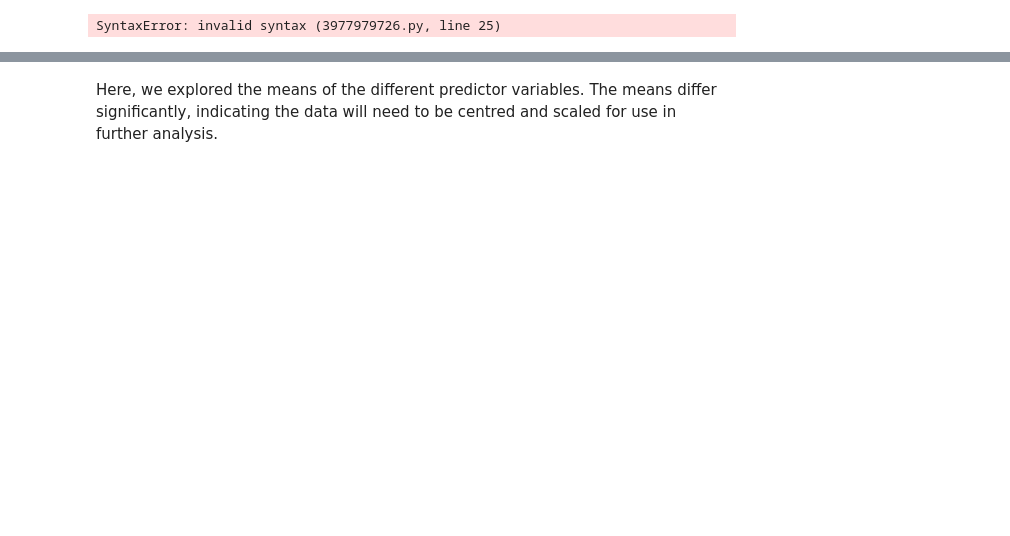
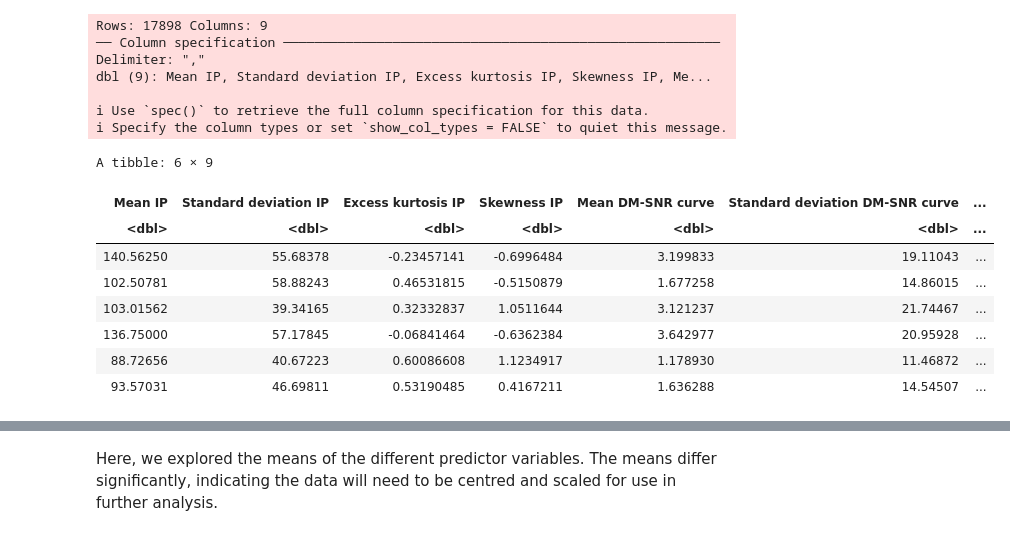
Before and after one commit to saminourji/PulsarStarProject, a Jupyter notebook: Project_Proposal.ipynb, the cells around one changed output, grey strips where cells are left out. Saved outputs shown, nothing was run; the diff lists cells and outputs as text; code cells hidden in the pictures; blank space fills up the shorter version.

```diff
--- a/Project_Proposal.ipynb
+++ b/Project_Proposal.ipynb
@@ -36,32 +41,44 @@ NameError: name 'library' is not defined
 # %%
-## LOADING DATA ##
+## LOADING DATA FROM THE WEB##
 
+#link to the zip file we want to download
 url <- "https://archive.ics.uci.edu/ml/machine-learning-databases/00372/HTRU2.zip"
+
 #Create temporary file to store zip file and download zip file
 temp <- tempfile()
 download.file(url, temp)
 
 #read dataset (HTRU_2.csv) from zip file (temp) + give each column appropriate name
-pulsar_data <- read_csv(unz(temp, "HTRU_2.csv"), col_names = c("Mean integrated profile",
-                                                         "Standard deviation integrated profile",
-                                                         "Excess kurtosis integrated profile",
-                                                         "Skewness integrated profile",
+pulsar_data <- read_csv(unz(temp, "HTRU_2.csv"), col_names = c("Mean IP",
+                                                         "Standard deviation IP",
+                                                         "Excess kurtosis IP",
+                                                         "Skewness IP",
                                                          "Mean DM-SNR curve",
                                                          "Standard deviation DM-SNR curve",
                                                          "Excess kurtosis DM-SNR curve",
                                                          "Skewness DM-SNR curve",
                                                          "Class"))
+#Note: IP = Integrated Profile
+
 #delete temporary file (because no longer needed)
 unlink(temp)
 
-
-## CLEANING & WRANGLING DATA INTO A TIDY FORMAT ##
-
-# make the class column (that determines whether an observation is a pulsar or not) as a factor
-pulsar_data <- pulsar_data %>%
-        mutate(Class = as_factor(Class))
-
-#replace spaces in column names by dots
-colnames(pulsar_data) = make.names(colnames(pulsar_data))
+#display the first 6 rows of our dataset
+head(pulsar_data)
 # %% [output]
-SyntaxError: invalid syntax (3977979726.py, line 25)
+Rows: 17898 Columns: 9
+── Column specification ────────────────────────────────────────────────────────
+Delimiter: ","
+dbl (9): Mean IP, Standard deviation IP, Excess kurtosis IP, Skewness IP, Me...
+
+ℹ Use `spec()` to retrieve the full column specification for this data.
+ℹ Specify the column types or set `show_col_types = FALSE` to quiet this message.
+A tibble: 6 × 9
+| Mean IP | Standard deviation IP | Excess kurtosis IP | Skewness IP | Mean DM-SNR curve | Standard deviation DM-SNR curve | ... |
+| <dbl> | <dbl> | <dbl> | <dbl> | <dbl> | <dbl> | ... |
+| 140.56250 | 55.68378 | -0.23457141 | -0.6996484 | 3.199833 | 19.11043 | ... |
+| 102.50781 | 58.88243 | 0.46531815 | -0.5150879 | 1.677258 | 14.86015 | ... |
+| 103.01562 | 39.34165 | 0.32332837 | 1.0511644 | 3.121237 | 21.74467 | ... |
+| 136.75000 | 57.17845 | -0.06841464 | -0.6362384 | 3.642977 | 20.95928 | ... |
+| 88.72656 | 40.67223 | 0.60086608 | 1.1234917 | 1.178930 | 11.46872 | ... |
+| 93.57031 | 46.69811 | 0.53190485 | 0.4167211 | 1.636288 | 14.54507 | ... |
```
Also changed, not shown: parts of 12 cells of this notebook.
